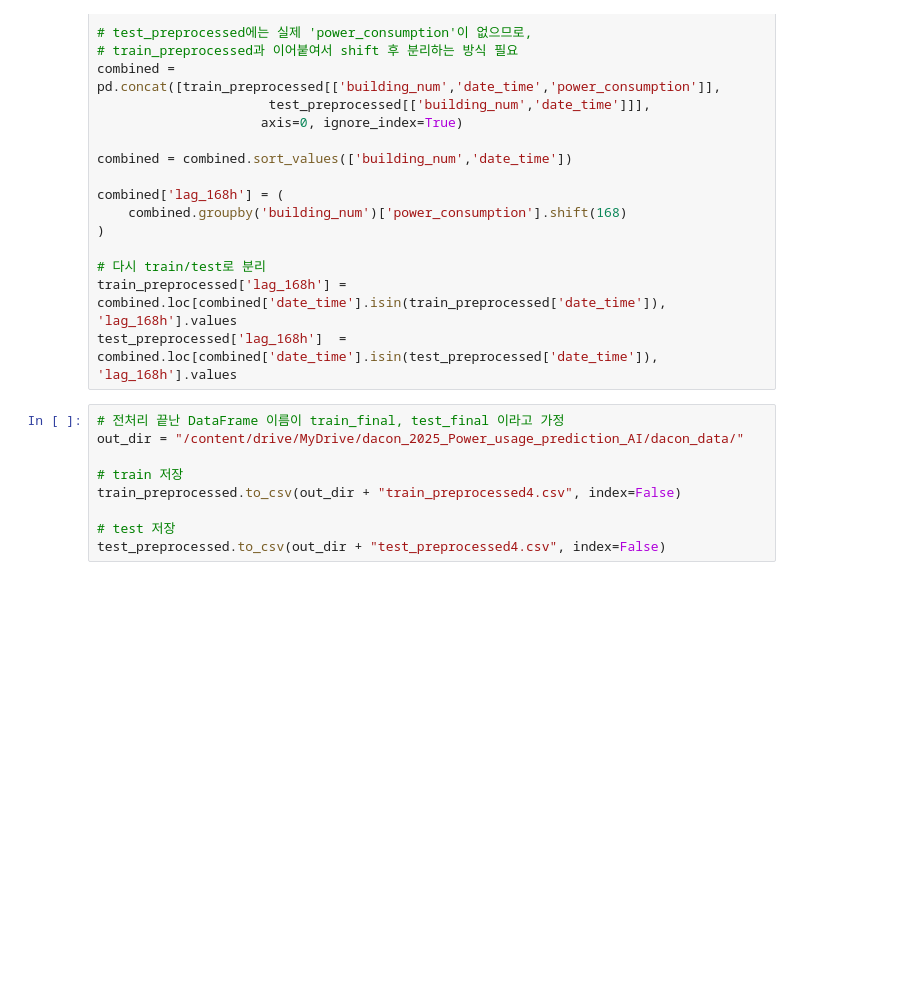
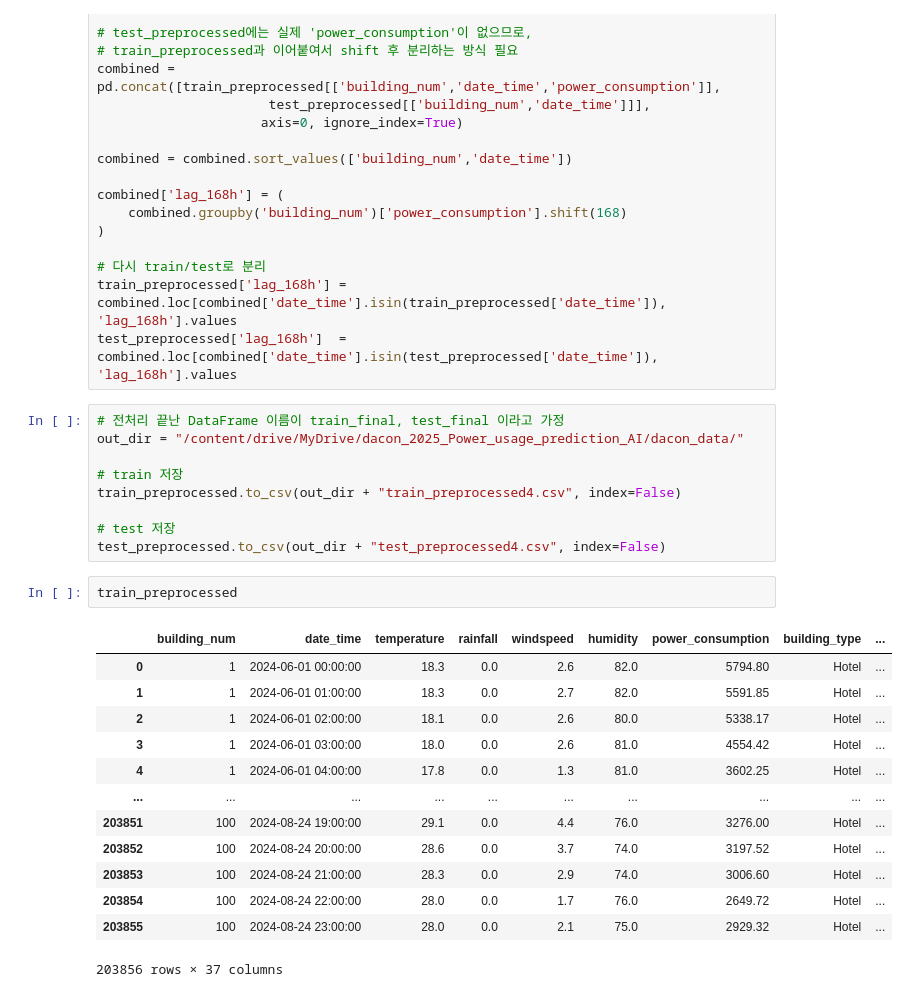
Before and after one commit to SonHyesang0914/2025dacon_powerU_github, a Jupyter notebook: 02_EDAandPreprocessing_2.ipynb, the cells around one changed output. Saved outputs shown, nothing was run; the diff lists cells and outputs as text; blank space fills up the shorter version.

```diff
--- a/02_EDAandPreprocessing_2.ipynb
+++ b/02_EDAandPreprocessing_2.ipynb
@@ -306,6 +345,22 @@ train_preprocessed.to_csv(out_dir + "train_preprocessed4.csv", index=False)
 
 # test 저장
 test_preprocessed.to_csv(out_dir + "test_preprocessed4.csv", index=False)
+# %%
+train_preprocessed
+# %% [output]
+|  | building_num | date_time | temperature | rainfall | windspeed | humidity | power_consumption | building_type | ... |
+| 0 | 1 | 2024-06-01 00:00:00 | 18.3 | 0.0 | 2.6 | 82.0 | 5794.80 | Hotel | ... |
+| 1 | 1 | 2024-06-01 01:00:00 | 18.3 | 0.0 | 2.7 | 82.0 | 5591.85 | Hotel | ... |
+| 2 | 1 | 2024-06-01 02:00:00 | 18.1 | 0.0 | 2.6 | 80.0 | 5338.17 | Hotel | ... |
+| 3 | 1 | 2024-06-01 03:00:00 | 18.0 | 0.0 | 2.6 | 81.0 | 4554.42 | Hotel | ... |
+| 4 | 1 | 2024-06-01 04:00:00 | 17.8 | 0.0 | 1.3 | 81.0 | 3602.25 | Hotel | ... |
+| ... | ... | ... | ... | ... | ... | ... | ... | ... | ... |
+| 203851 | 100 | 2024-08-24 19:00:00 | 29.1 | 0.0 | 4.4 | 76.0 | 3276.00 | Hotel | ... |
+| 203852 | 100 | 2024-08-24 20:00:00 | 28.6 | 0.0 | 3.7 | 74.0 | 3197.52 | Hotel | ... |
+| 203853 | 100 | 2024-08-24 21:00:00 | 28.3 | 0.0 | 2.9 | 74.0 | 3006.60 | Hotel | ... |
+| 203854 | 100 | 2024-08-24 22:00:00 | 28.0 | 0.0 | 1.7 | 76.0 | 2649.72 | Hotel | ... |
+| 203855 | 100 | 2024-08-24 23:00:00 | 28.0 | 0.0 | 2.1 | 75.0 | 2929.32 | Hotel | ... |
+203856 rows × 37 columns
 # %%
 !git status
 !git add 02_EDAandPreprocessing_2.ipynb
```
Also changed, not shown: parts of 5 cells of this notebook.
